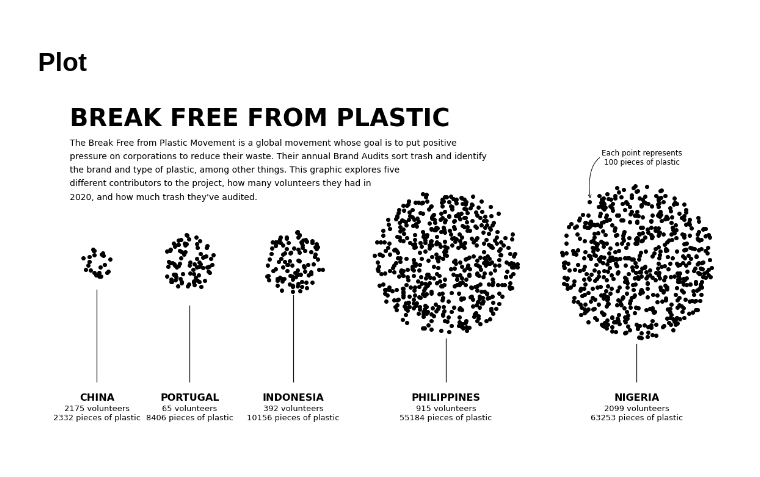
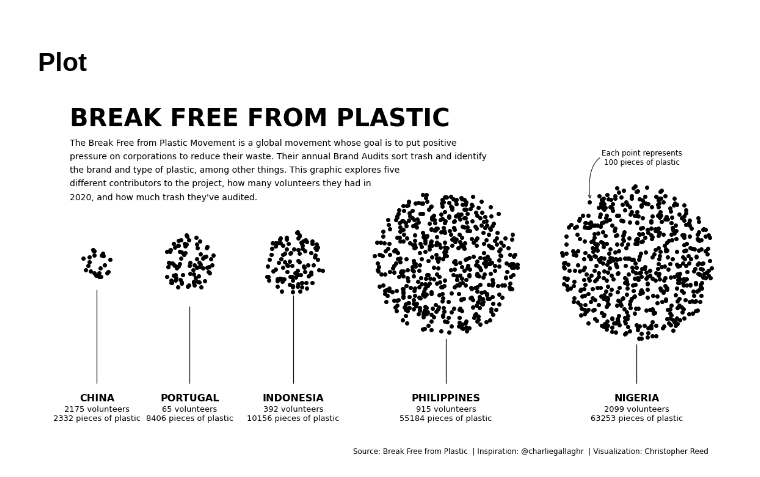
Before and after one commit to christopher-reed/tidytuesday, a Jupyter notebook: 2021/week_5/TidyTuesday_Plastic.ipynb, the cells around one changed output. Saved outputs shown, nothing was run; the diff lists cells and outputs as text; code cells hidden in the pictures.

Commit message:
:recycle: Added credits

```diff
--- a/2021/week_5/TidyTuesday_Plastic.ipynb
+++ b/2021/week_5/TidyTuesday_Plastic.ipynb
@@ -203,33 +203,40 @@ different contributors to the project, how many volunteers they had in
 
 ax.text(-5, 11.5,
         desc_text,
         fontsize = 14,
         linespacing = 1.75)
 
-ax.set_xlim(-10, 115)
-ax.set_ylim(-30, 25)
+# Credits
+ax.text(47,-35,
+        'Source: Break Free from Plastic  | Inspiration: @charliegallaghr  | Visualization: Christopher Reed',
+        fontsize = 12)
+
 
 ################
 ## ANNOTATION ##
 ################
 
 # Points in circle generated randomly so will need to tweak xy arg if reproducing
 ax.annotate('Each point represents\n100 pieces of plastic',
              xy = (90.5, 11.5), xycoords = 'data',
              xytext = (100, 18), textcoords = 'data', ha = 'center', fontsize = 12,
              arrowprops = dict(arrowstyle = "->",
                                connectionstyle = 'arc3,rad = 0.8'))
 
 
 ######################
 ## EXTRA FORMATTING ##
 ######################
 
+
+ax.set_xlim(-10, 115)
+ax.set_ylim(-30, 25)
+
 # Equal aspect necessary for circles to form
 ax.set_aspect('equal')
 ax.axis('off')
 
 # Save
 plt.savefig('Break Free From Plastic', bbox_inches = 'tight')
 # %% [output]
-[figure, old version]
+[figure, new version]
```
